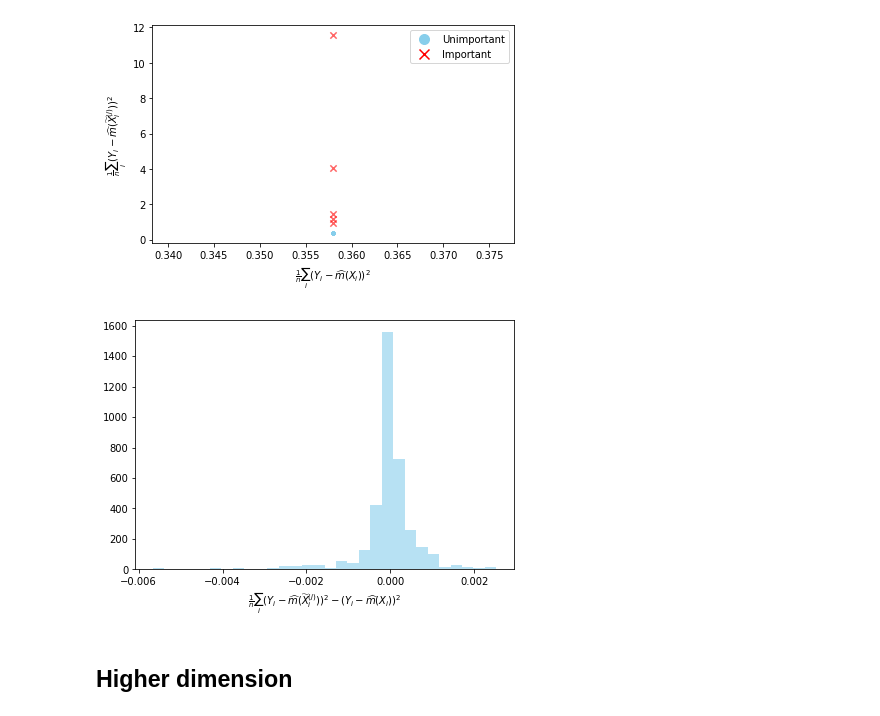
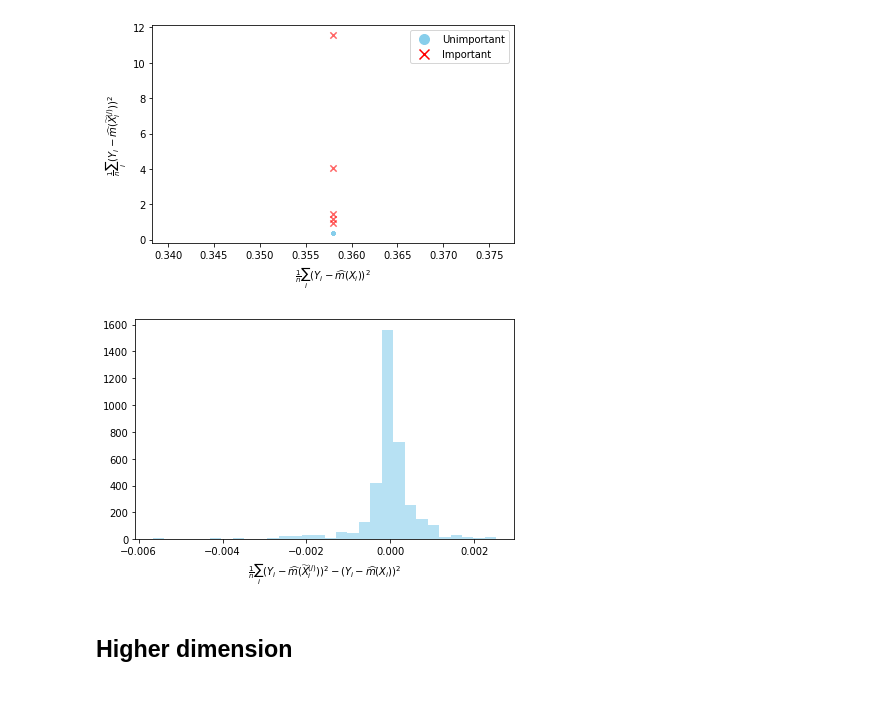
Before and after one commit to AngelReyero/Variable_Importance, a Jupyter notebook: CPI-Knockoffs.ipynb, the cells around one changed output. Cells and saved outputs as stored; diff of their text form; code cells hidden in the pictures.

Commit message:
histograms

```diff
--- a/CPI-Knockoffs.ipynb
+++ b/CPI-Knockoffs.ipynb
@@ -438,38 +438,39 @@ plt.show()
 # %% [output]
 [figure]
 # %%
-d=X_train.shape[1]
+d=500
 diff=np.zeros(d-5)
 
 df_y_cond_fit= pd.read_csv("results/results_csv_Angel/CPI-knockoffs/y_cond_fit-lin500.csv")
 df_y_fitted = pd.read_csv("results/results_csv_Angel/CPI-knockoffs/y_fitted-lin500.csv")
 df_y_test = pd.read_csv("results/results_csv_Angel/CPI-knockoffs/y_test-lin500.csv")
 
 y_fitted = df_y_fitted.values.ravel()
 y_test=df_y_test.values.ravel()
 
 for j in range(5, d):
     y_cond_fitted=df_y_cond_fit["coord"+str(j)]
     diff[j-5]=np.mean((y_test-y_cond_fitted)**2)-np.mean((y_fitted-y_test)**2)
     #axes[row, col].set_title(f"Covariate {i+1}")
 
 plt.hist(diff,bins=30, density=True, color='skyblue', alpha=0.6 )
 #plt.xlabel(r"(Y-$\widehat{m}(X))^2$")
 #plt.ylabel(r"$(Y-\widehat{m}(\widetilde{X}^{(j)}))^2$")
 
 
 # Add the legend once with custom handles
 #plt.legend(handles=handles)
 
-plt.tight_layout()
 # Save the figure
 plt.xlabel(r"$\frac{1}{n}\sum_i(Y_i-\widehat{m}(\widetilde{X}_i^{(j)}))^2-(Y_i-\widehat{m}(X_i))^2$")
+plt.tight_layout()
+
 plt.savefig('visualization/plots_Angel/plots_CPI-knockoffs/cpi_knockoff_lin_d500_hist_null.pdf', dpi=300)
 
 # Show the plot
 plt.show()
 # %% [output]
-[figure, old version]
+[figure, new version]
 # %% [markdown]
 ## Higher dimension
 # %%
```
Also changed, not shown: parts of 5 cells of this notebook, 3 other files.
